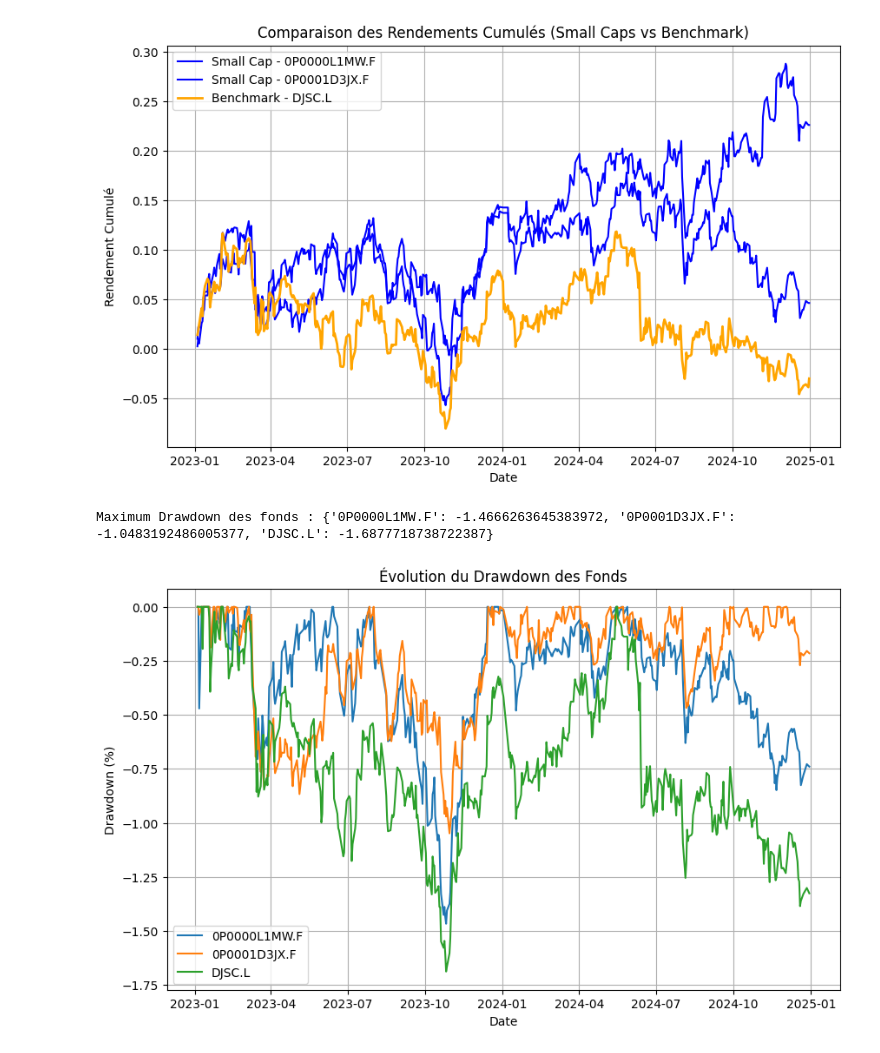
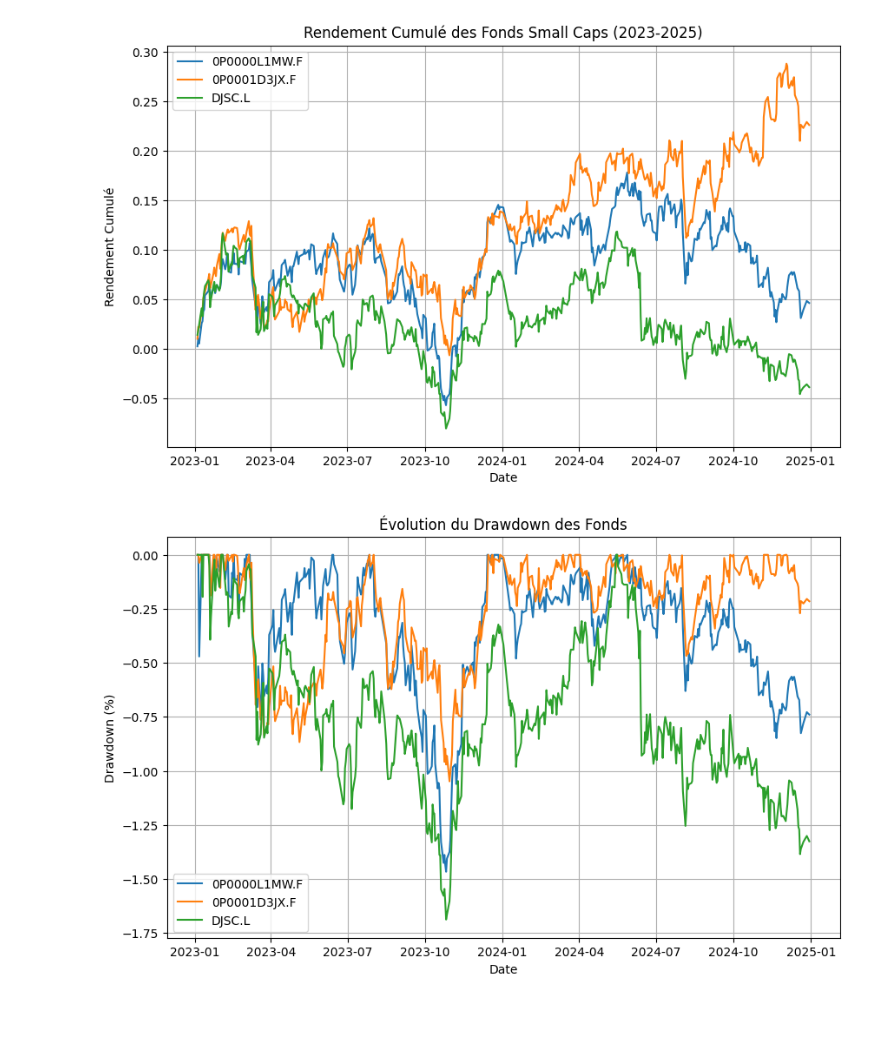
Before and after one commit to Samy-OUABID/IAE-METZ-Samy-Yassin, a Jupyter notebook: Examen_modélisation.ipynb, the cells around one changed output. Saved outputs shown, nothing was run; the diff lists cells and outputs as text; code cells hidden in the pictures; blank space fills up the shorter version.

```diff
--- a/Examen_modélisation.ipynb
+++ b/Examen_modélisation.ipynb
@@ -117,0 +148,5 @@ DJSC.L         -0.003964             0.148869     -0.026629
+# %%
+garch_results = {}
+for fund in funds_Small_FRA + funds_Small_LUX:
+    model = arch_model(fund_returns[fund].dropna(), vol='Garch', p=1, q=1)
+    garch_results[fund] = model.fit(disp='off')
@@ -118,26 +195,14 @@ DJSC.L         -0.003964             0.148869     -0.026629
 # %%
-# ---- Comparaison visuelle ----
+# ---- Visualisation des Rendements Cumulés ----
 plt.figure(figsize=(10, 6))
-for fund in small_caps_funds:
-    plt.plot(cumulative_returns.index, cumulative_returns[fund], label=f"Small Cap - {fund}", color='blue')
-plt.plot(cumulative_returns.index, cumulative_returns[benchmark], label=f"Benchmark - {benchmark}", color='orange', linewidth=2)
-plt.title("Comparaison des Rendements Cumulés (Small Caps vs Benchmark)")
+for fund in cumulative_returns.columns:
+    plt.plot(cumulative_returns.index, cumulative_returns[fund], label=fund)
+plt.title("Rendement Cumulé des Fonds Small Caps (2023-2025)")
 plt.xlabel("Date")
 plt.ylabel("Rendement Cumulé")
 plt.legend()
 plt.grid(True)
 plt.show()
 # %% [output]
-[figure, old version]
+[figure, new version]
-# %%
-# ---- Calcul du Maximum Drawdown ----
-def calculate_max_drawdown(cumulative_returns):
-    peak = cumulative_returns.cummax()
-    drawdown = (cumulative_returns - peak) / peak
-    return drawdown.min()
-
-max_drawdowns = {fund: calculate_max_drawdown(cumulative_returns[fund]) for fund in cumulative_returns.columns}
-print("\nMaximum Drawdown des fonds :", max_drawdowns)
-# %% [output]
-Maximum Drawdown des fonds : {'0P0000L1MW.F': -1.4666263645383972, '0P0001D3JX.F': -1.0483192486005377, 'DJSC.L': -1.6877718738722387}
 # %%
```
Also changed, not shown: parts of 25 cells of this notebook.
